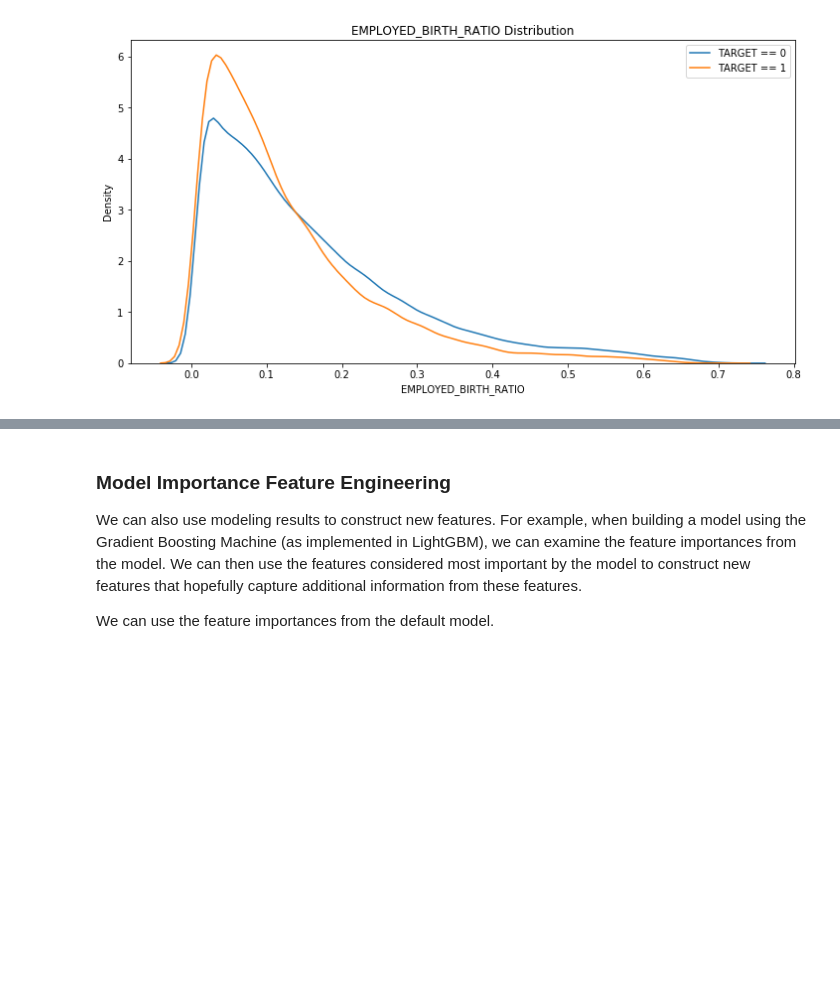
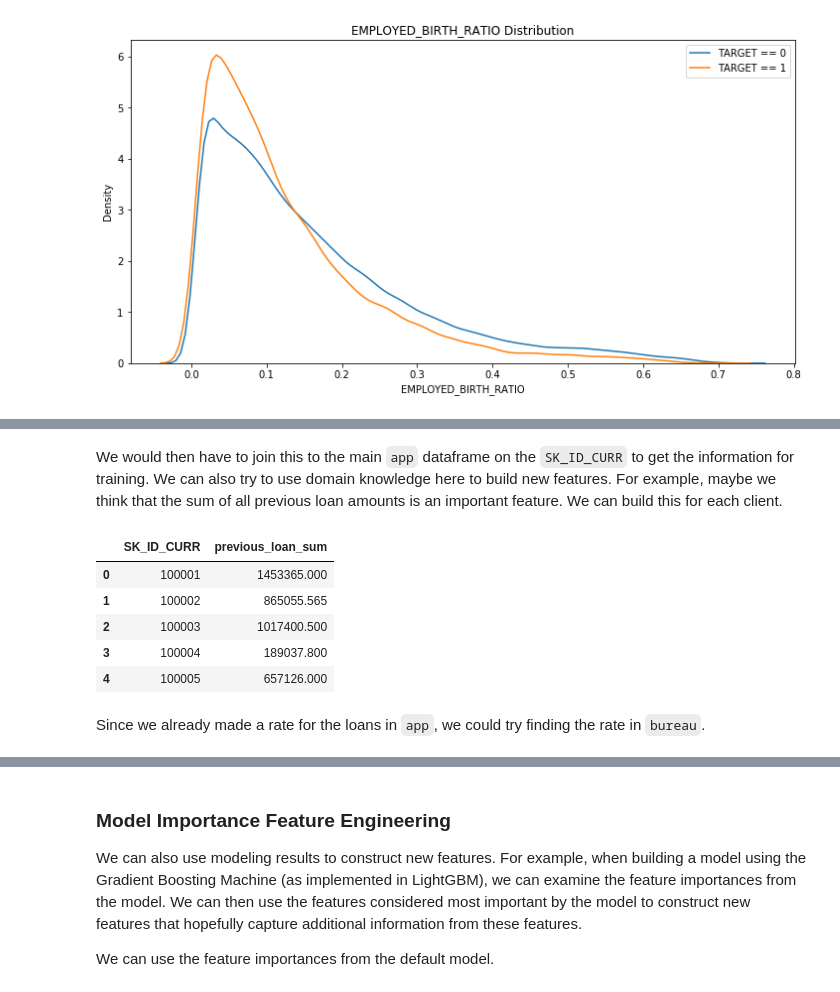
Before and after one commit to alteryx/Automated-Manual-Comparison, a Jupyter notebook: notebooks/kaggle_home_credit/Manual Feature Engineering.ipynb, the cells around one changed output, grey strips where cells are left out. Drawn from its saved outputs; the diff is of its cells as text; code cells hidden in the pictures; blank space fills up the shorter version.

Commit message:
Working on adding more domain knowledge features

```diff
--- a/notebooks/kaggle_home_credit/Manual Feature Engineering.ipynb
+++ b/notebooks/kaggle_home_credit/Manual Feature Engineering.ipynb
@@ -214,0 +262,15 @@ Median value for loan that was repaid =     0.1216
+# %% [markdown]
+We would then have to join this to the main `app` dataframe on the `SK_ID_CURR` to get the information for training. We can also try to use domain knowledge here to build new features. For example, maybe we think that the sum of all previous loan amounts is an important feature. We can build this for each client.
+# %%
+# Groupby the client id (SK_ID_CURR), sum the amounts for each previous loan and rename the resulting columns
+previous_loan_sums = bureau.groupby('SK_ID_CURR', as_index=False)['AMT_CREDIT_SUM'].sum().rename(columns = {'AMT_CREDIT_SUM': 'previous_loan_sum'})
+previous_loan_sums.head()
+# %% [output]
+|  | SK_ID_CURR | previous_loan_sum |
+| 0 | 100001 | 1453365.000 |
+| 1 | 100002 | 865055.565 |
+| 2 | 100003 | 1017400.500 |
+| 3 | 100004 | 189037.800 |
+| 4 | 100005 | 657126.000 |
+# %% [markdown]
+Since we already made a rate for the loans in `app`, we could try finding the rate in `bureau`.
```
Also changed, not shown: parts of 35 cells of this notebook, 2 other files.
